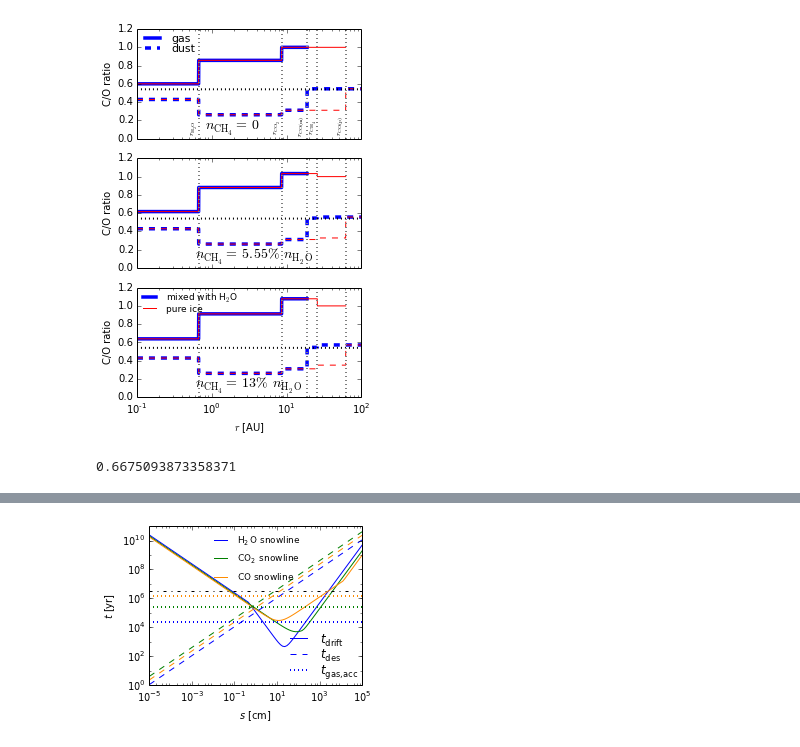
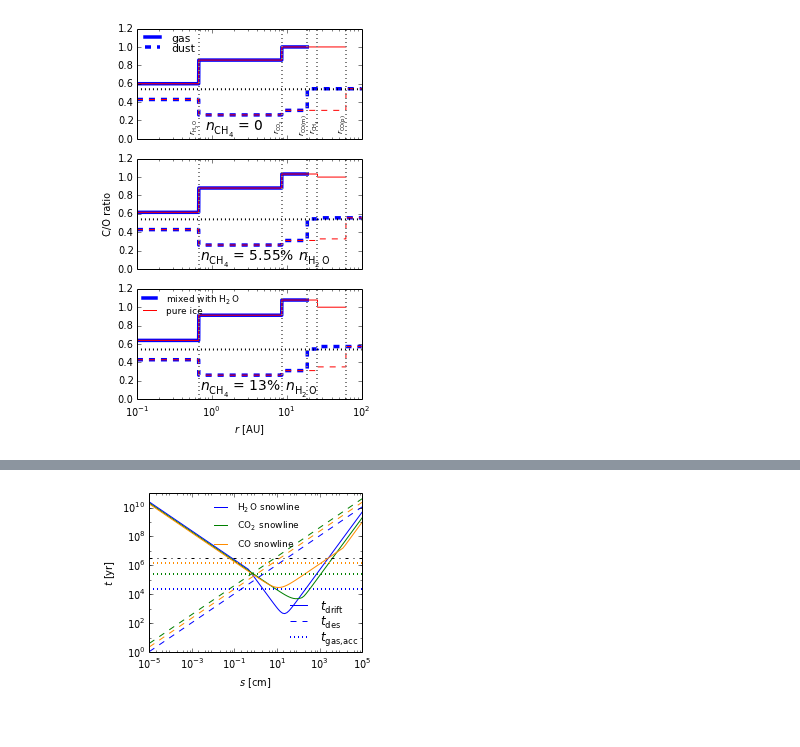
Before and after one commit to apiso/Thesis, a Jupyter notebook: python/CO_plots_new-Copy2-updated.ipynb, the cells around one changed output, grey strips where cells are left out. Drawn from its saved outputs; the diff is of its cells as text; code cells hidden in the pictures.

```diff
--- a/python/CO_plots_new-Copy2-updated.ipynb
+++ b/python/CO_plots_new-Copy2-updated.ipynb
@@ -49,6 +49,12 @@ rCO2 = r_freeze(44, 2000, 3e5)
 rCO = r_freeze(28, 1388, 1e6)
 rCH4 = r_freeze(16., 1300., 0.0555*1e6)
 rCOpure = r_freeze(28, 834, 1e6)
+# %%
+rcParams['mathtext.fontset'] = 'custom'
+rcParams['font.family'] = 'sans-serif'
+rcParams['mathtext.rm'] = 'Bitstream Vera Sans'
+rcParams['mathtext.it'] = 'Bitstream Vera Sans:italic'
+rcParams['mathtext.bf'] = 'Bitstream Vera Sans:bold'
 # %%
 fig, (ax1, ax2, ax3) = plt.subplots(3, 1, sharex = True, figsize = (4., 6.))
 
@@ -65,7 +71,7 @@ ax1.axvline(x = rCOpure, ls = ':', lw = 2, c = 'gray')
 ax1.set_ylim(ymin = -0.05)
 ax1.legend(loc = 2, frameon = False, borderaxespad = 0, labelspacing = 0, prop = {'size':11})
 #ax1.xlabel('a [AU]')
-ax1.set_ylabel('C/O ratio')
+#ax1.set_ylabel('C/O ratio')
 ax1.set_ylim(ymin = 0, ymax = 1.2)
 ax1.text(0.8, 0.1, r'$n_{\rm CH_4}=\,0$', fontsize = 14)
 
@@ -82,38 +88,39 @@ ax2.semilogx(a, arraysolidmidCO, '--r')
 ax2.semilogx(a, ones(len(a))*0.54, ls = ':', lw = 2, color = 'black')
 ax2.set_ylabel('C/O ratio')
 ax2.set_ylim(ymin = 0, ymax = 1.2)
-ax2.text(0.6, 0.1, r'$n_{\rm CH_4}=\,5.55\%\, n_{\rm H_2O}$', fontsize = 14)
+ax2.text(0.7, 0.1, r'$n_{\rm CH_4}=\,5.55\%\, n_{\rm H_2O}$', fontsize = 14)
 
 ax2.axvline(x = rH2O, ls = ':', lw = 2, c = 'gray')
 ax2.axvline(x = rCO2, ls = ':', lw = 2, c = 'gray')
 ax2.axvline(x = rCO, ls = ':', lw = 2, c = 'gray')
 ax2.axvline(x = rCH4, ls = ':', lw = 2, c = 'gray')
 ax2.axvline(x = rCOpure, ls = ':', lw = 2, c = 'gray')
 
 
 ax3.semilogx(a, arraygasmax, c = 'b', lw=3.5, label = r'mixed with H$_2$O')
 ax3.semilogx(a, arraysolidmax, c='b', ls = '--', lw=3.5)
 ax3.semilogx(a, arraygasmaxCO, c='r', label = 'pure ice')
 ax3.semilogx(a, arraysolidmaxCO, '--r')
 ax3.semilogx(a, ones(len(a))*0.54, ls = ':', lw = 2, color = 'black')
-ax3.set_ylabel('C/O ratio')
+#ax3.set_ylabel('C/O ratio')
 ax3.set_xlabel(r'$r$ [AU]')
 ax3.set_ylim(ymin = 0, ymax = 1.2)
-ax3.text(0.6, 0.1, r'$n_{\rm CH_4}=\,13\%\, n_{\rm H_2O}$', fontsize = 14)
+ax3.text(0.7, 0.1, r'$n_{\rm CH_4}=\,13\%\, n_{\rm H_2O}$', fontsize = 14)
 ax3.legend(loc = 2, frameon = False, borderaxespad = 0, labelspacing = 0, prop = {'size':9})
 
 ax3.axvline(x = rH2O, ls = ':', lw = 2, c = 'gray')
 ax3.axvline(x = rCO2, ls = ':', lw = 2, c = 'gray')
 ax3.axvline(x = rCO, ls = ':', lw = 2, c = 'gray')
 ax3.axvline(x = rCH4, ls = ':', lw = 2, c = 'gray')
 ax3.axvline(x = rCOpure, ls = ':', lw = 2, c = 'gray')
 
+#ax2.text(
+#    .045, 0.5, "C/O ratio", rotation='vertical',
+#    horizontalalignment='center', verticalalignment='center')
+
 plt.tight_layout()
+#fig.subplots_adjust(left = 0.15, right = 0.95)
 #fig.subplots_adjust(hspace = 0)
 plt.savefig('../figs/C_O_ratio_CH4_test.pdf')
 # %% [output]
-[figure, old version]
+[figure, new version]
-# %%
-rH2O
-# %% [output]
-0.6675093873358371
```
Also changed, not shown: parts of 2 cells of this notebook, 24 other files.
